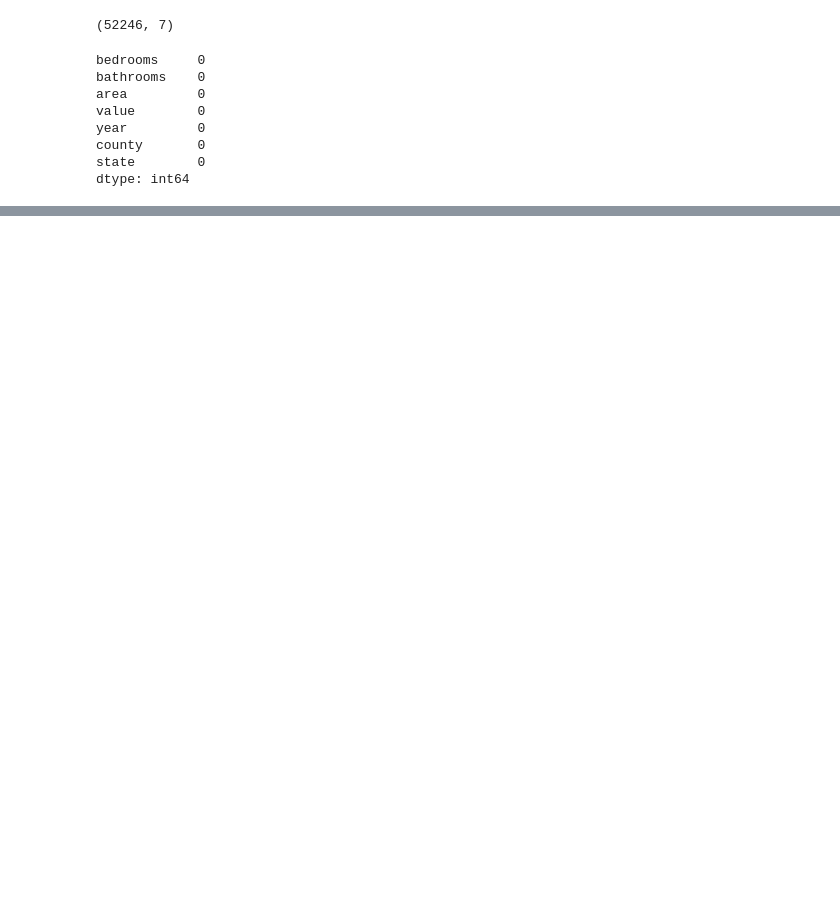
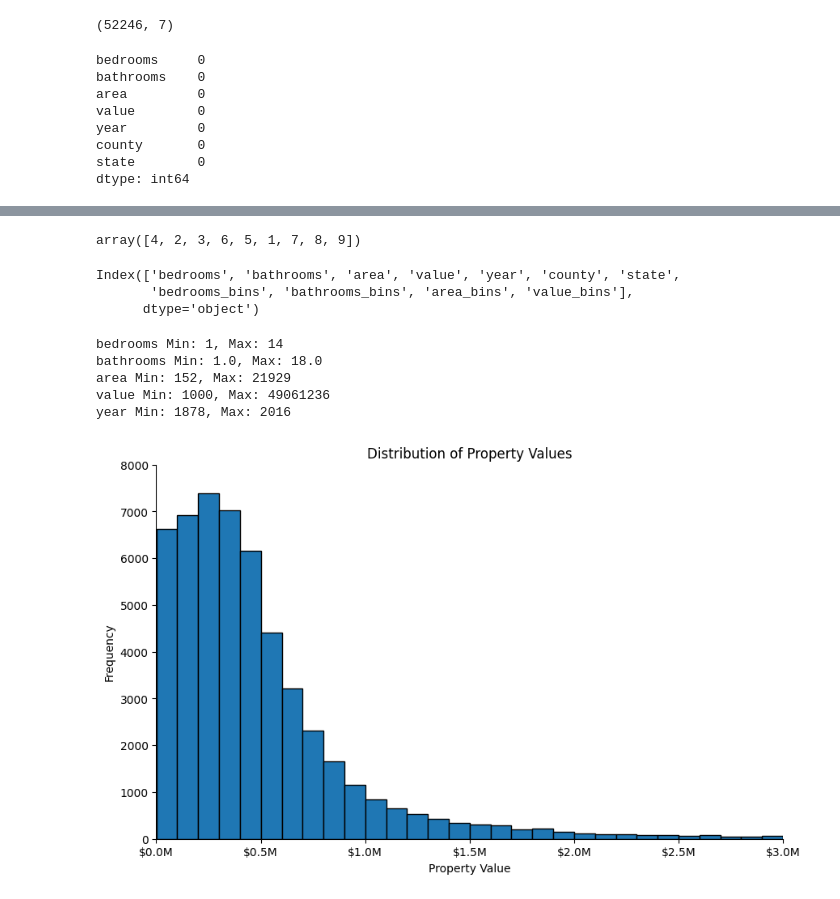
Before and after one commit to Jonathan-Garcia1/zillow_porperty_values, a Jupyter notebook: explore.ipynb, the cells around one changed output, grey strips where cells are left out. Drawn from its saved outputs; the diff is of its cells as text; code cells hidden in the pictures; blank space fills up the shorter version.

```diff
--- a/explore.ipynb
+++ b/explore.ipynb
@@ -101,0 +42,10 @@ plt.show()
+# %%
+# Create a new column 'bedrooms_bins' with custom binning
+df['bedrooms_bins'] = df['bedrooms'].apply(lambda x: 9 if x > 9 else x)
+
+df['bathrooms_bins'] = df['bathrooms'].apply(lambda x: 6 if x > 6 else x)
+
+# Create a new column 'area_bins' with custom binning
+df['area_bins'] = df['area'].apply(lambda x: 6000 if x > 6001 else x)
+
+df['value_bins'] = np.where(df['value'] > 3000000, 3000001, df['value'])
@@ -101,0 +61,58 @@ plt.show()
+# %%
+df.bedrooms_bins.unique()
+# %% [output]
+array([4, 2, 3, 6, 5, 1, 7, 8, 9])
+# %%
+df.columns
+# %% [output]
+Index(['bedrooms', 'bathrooms', 'area', 'value', 'year', 'county', 'state',
+       'bedrooms_bins', 'bathrooms_bins', 'area_bins', 'value_bins'],
+      dtype='object')
+# %%
+cols = ['bedrooms', 'bathrooms', 'area', 'value', 'year']
+
+for col in cols:
+    min_val = df[col].min()
+    max_val = df[col].max()
+    print(f"{col} Min: {min_val}, Max: {max_val}")
+# %% [output]
+bedrooms Min: 1, Max: 14
+bathrooms Min: 1.0, Max: 18.0
+area Min: 152, Max: 21929
+value Min: 1000, Max: 49061236
+year Min: 1878, Max: 2016
+# %%
+# Create a histogram of property values
+plt.figure(figsize=(10, 6))
+plt.hist(df['value'], bins=491, color='#1f77b4', edgecolor='black')
+plt.xlabel('Property Value')
+plt.ylabel('Frequency')
+plt.title('Distribution of Property Values')
+#plt.grid(True)
+
+plt.xlim(0, 3000000)  # xlim for property size
+plt.ylim(0, 8000)  # ylim for property value
+plt.gca().xaxis.set_major_formatter(mtick.FuncFormatter(lambda x, _: '${:.1f}M'.format(x / 1e6)))  # Corrected the y-axis
+
+# Remove the top and right spines
+ax = plt.gca()
+ax.spines['top'].set_visible(False)
+ax.spines['right'].set_visible(False)
+
+
+
+# Format the y-axis labels to display in millions (M) or thousands (K)
+# def format_y_axis_labels(x, _):
+#     if x >= 1e6:
+#         return '${:.0f}M'.format(x / 1e6)
+#     elif x >= 1e3:
+#         return '${:.1f}M'.format(x / 1e6)
+#     else:
+#         return '${:.0f}'.format(x)
+
+# plt.gca().xaxis.set_major_formatter(mtick.FuncFormatter(format_y_axis_labels))
+
+
+plt.show()
+# %% [output]
+[figure, added]
```
Also changed, not shown: parts of 41 cells of this notebook, 3 other files.
